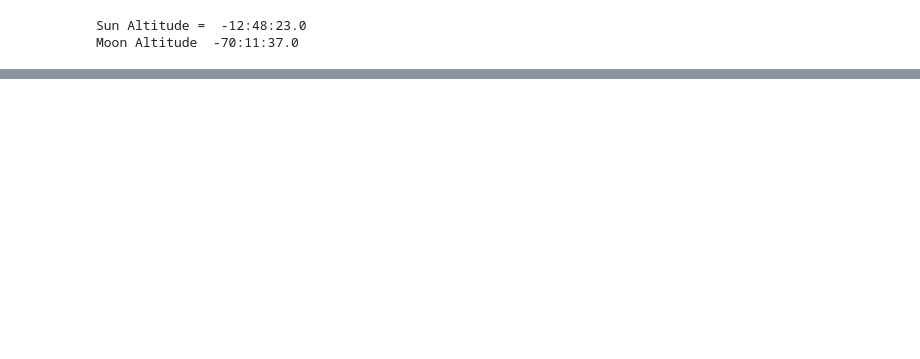
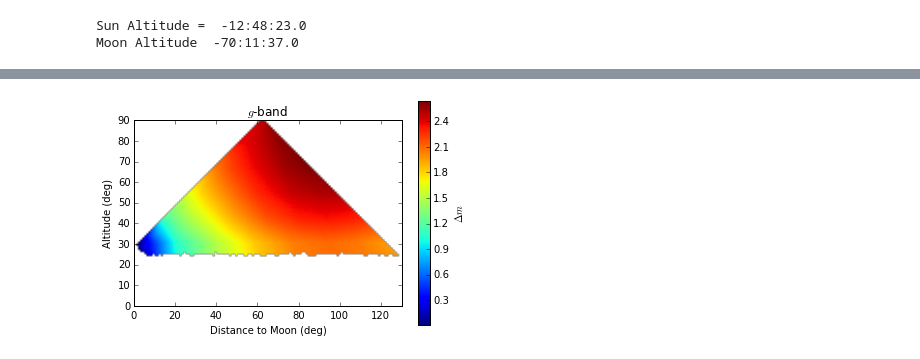
Before and after one commit to lsst-sims/legacy_sims_skybrightness, a Jupyter notebook: doc/Sky_Model_demo.ipynb, the cells around one changed output, grey strips where cells are left out. Saved outputs shown, nothing was run; the diff lists cells and outputs as text; code cells hidden in the pictures; blank space fills up the shorter version.

```diff
--- a/doc/Sky_Model_demo.ipynb
+++ b/doc/Sky_Model_demo.ipynb
@@ -255,0 +280,17 @@ Next steps
+# %%
+from scipy.interpolate import griddata
+
+mags = mag[:,1]-mag[:,1].min()
+
+extent = (0,130, 0,90)
+xs,ys = np.mgrid[extent[0]:extent[1], extent[2]:extent[3]]
+resampled = griddata((angDist2Moon, alt), mags, (xs, ys))
+blah=plt.imshow(resampled.T, extent=extent, origin='lower')
+#blah = plt.hexbin(angDist2Moon, alt, mags)
+cb = plt.colorbar(blah)
+plt.xlabel('Distance to Moon (deg)')
+plt.ylabel('Altitude (deg)')
+plt.title('$g$-band')
+cb.set_label('$\Delta m$')
+# %% [output]
+[figure, added]
```
Also changed, not shown: parts of 15 cells of this notebook.
